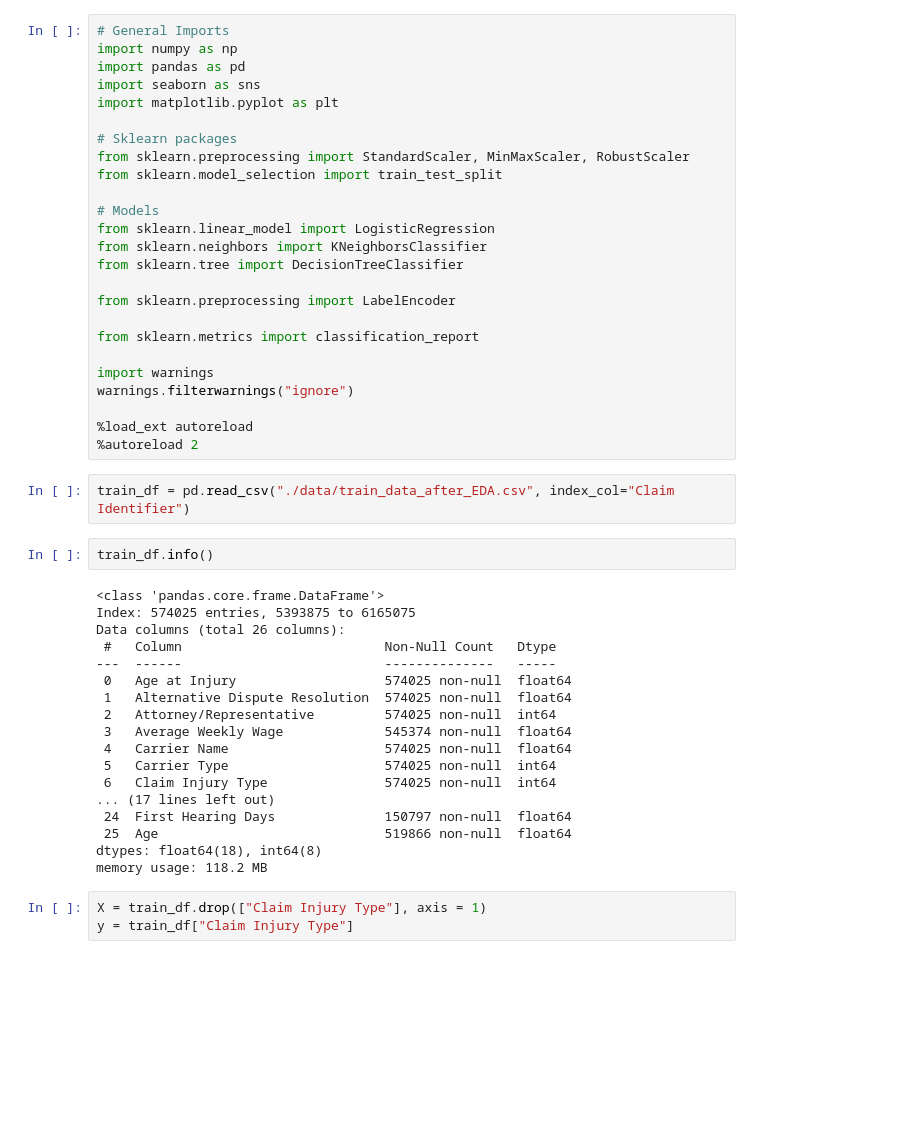
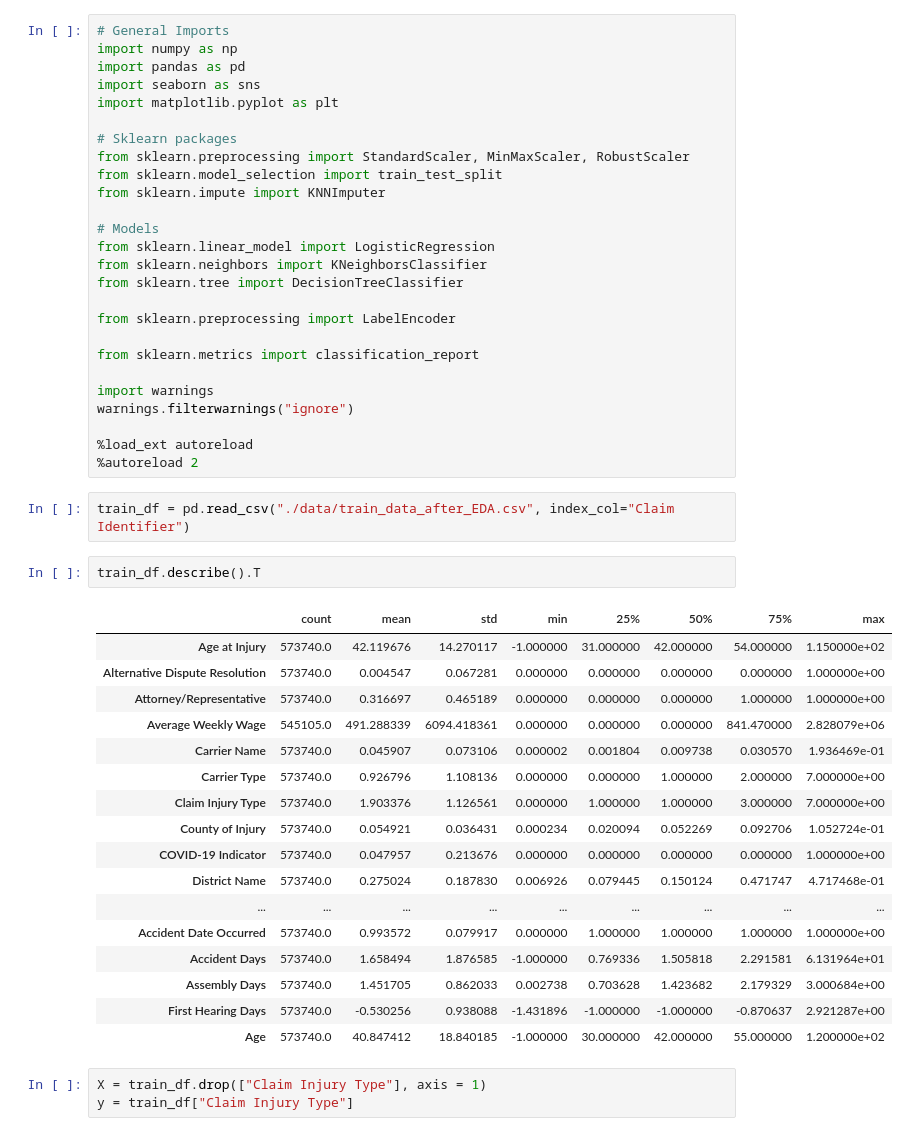
Before and after one commit to killerkiemklan/To-Grant-or-not_ML, a Jupyter notebook: 02_Model_Training.ipynb, the cells around one changed output. Drawn from its saved outputs; the diff is of its cells as text; blank space fills up the shorter version.

```diff
--- a/02_Model_Training.ipynb
+++ b/02_Model_Training.ipynb
@@ -8,6 +8,7 @@ import matplotlib.pyplot as plt
 # Sklearn packages
 from sklearn.preprocessing import StandardScaler, MinMaxScaler, RobustScaler
 from sklearn.model_selection import train_test_split
+from sklearn.impute import KNNImputer
 
 # Models
 from sklearn.linear_model import LogisticRegression
@@ -26,25 +27,25 @@ warnings.filterwarnings("ignore")
 # %%
 train_df = pd.read_csv("./data/train_data_after_EDA.csv", index_col="Claim Identifier")
 # %%
-train_df.info()
+train_df.describe().T
 # %% [output]
-<class 'pandas.core.frame.DataFrame'>
-Index: 574025 entries, 5393875 to 6165075
-Data columns (total 26 columns):
- #   Column                          Non-Null Count   Dtype
----  ------                          --------------   -----
- 0   Age at Injury                   574025 non-null  float64
- 1   Alternative Dispute Resolution  574025 non-null  float64
- 2   Attorney/Representative         574025 non-null  int64
- 3   Average Weekly Wage             545374 non-null  float64
- 4   Carrier Name                    574025 non-null  float64
- 5   Carrier Type                    574025 non-null  int64
- 6   Claim Injury Type               574025 non-null  int64
-... (17 lines left out)
- 24  First Hearing Days              150797 non-null  float64
- 25  Age                             519866 non-null  float64
-dtypes: float64(18), int64(8)
-memory usage: 118.2 MB
+|  | count | mean | std | min | 25% | 50% | 75% | max |
+| Age at Injury | 573740.0 | 42.119676 | 14.270117 | -1.000000 | 31.000000 | 42.000000 | 54.000000 | 1.150000e+02 |
+| Alternative Dispute Resolution | 573740.0 | 0.004547 | 0.067281 | 0.000000 | 0.000000 | 0.000000 | 0.000000 | 1.000000e+00 |
+| Attorney/Representative | 573740.0 | 0.316697 | 0.465189 | 0.000000 | 0.000000 | 0.000000 | 1.000000 | 1.000000e+00 |
+| Average Weekly Wage | 545105.0 | 491.288339 | 6094.418361 | 0.000000 | 0.000000 | 0.000000 | 841.470000 | 2.828079e+06 |
+| Carrier Name | 573740.0 | 0.045907 | 0.073106 | 0.000002 | 0.001804 | 0.009738 | 0.030570 | 1.936469e-01 |
+| Carrier Type | 573740.0 | 0.926796 | 1.108136 | 0.000000 | 0.000000 | 1.000000 | 2.000000 | 7.000000e+00 |
+| Claim Injury Type | 573740.0 | 1.903376 | 1.126561 | 0.000000 | 1.000000 | 1.000000 | 3.000000 | 7.000000e+00 |
+| County of Injury | 573740.0 | 0.054921 | 0.036431 | 0.000234 | 0.020094 | 0.052269 | 0.092706 | 1.052724e-01 |
+| COVID-19 Indicator | 573740.0 | 0.047957 | 0.213676 | 0.000000 | 0.000000 | 0.000000 | 0.000000 | 1.000000e+00 |
+| District Name | 573740.0 | 0.275024 | 0.187830 | 0.006926 | 0.079445 | 0.150124 | 0.471747 | 4.717468e-01 |
+| ... | ... | ... | ... | ... | ... | ... | ... | ... |
+| Accident Date Occurred | 573740.0 | 0.993572 | 0.079917 | 0.000000 | 1.000000 | 1.000000 | 1.000000 | 1.000000e+00 |
+| Accident Days | 573740.0 | 1.658494 | 1.876585 | -1.000000 | 0.769336 | 1.505818 | 2.291581 | 6.131964e+01 |
+| Assembly Days | 573740.0 | 1.451705 | 0.862033 | 0.002738 | 0.703628 | 1.423682 | 2.179329 | 3.000684e+00 |
+| First Hearing Days | 573740.0 | -0.530256 | 0.938088 | -1.431896 | -1.000000 | -1.000000 | -0.870637 | 2.921287e+00 |
+| Age | 573740.0 | 40.847412 | 18.840185 | -1.000000 | 30.000000 | 42.000000 | 55.000000 | 1.200000e+02 |
 # %%
 X = train_df.drop(["Claim Injury Type"], axis = 1)
 y = train_df["Claim Injury Type"]
```
Also changed, not shown: parts of 8 cells of this notebook, 1 other file.
